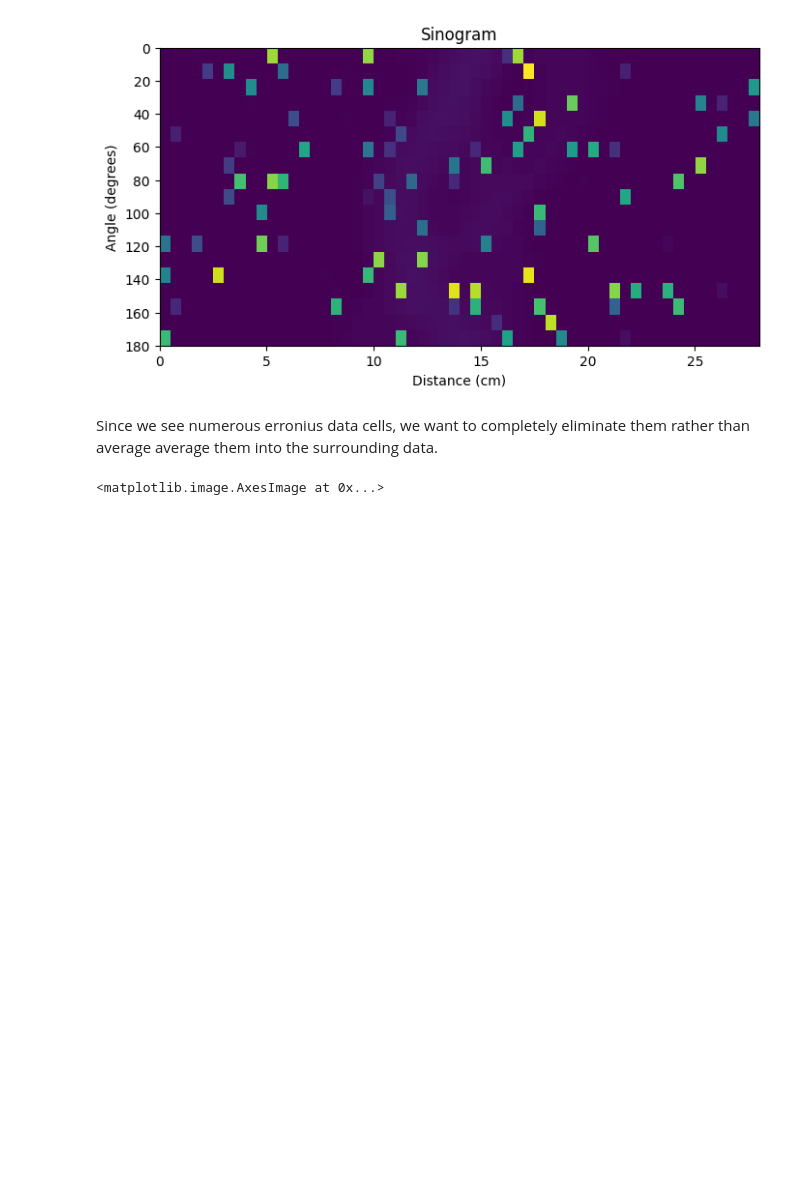
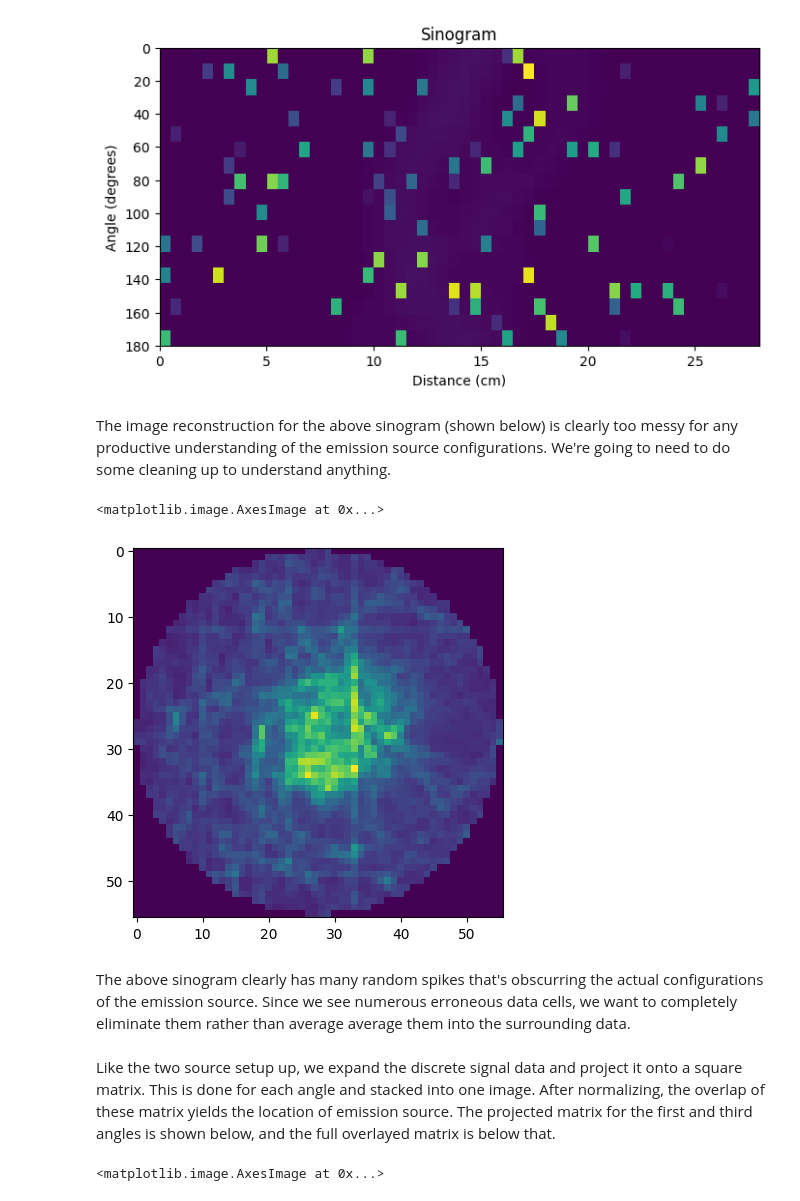
Before and after one commit to geloganu/PET_signal_reconstruction, a Jupyter notebook: 2d_3source_measurements.ipynb, the cells around one changed output. Drawn from its saved outputs; the diff is of its cells as text; code cells hidden in the pictures; blank space fills up the shorter version.

```diff
--- a/2d_3source_measurements.ipynb
+++ b/2d_3source_measurements.ipynb
@@ -31,8 +32,31 @@ ax.set_ylabel("Angle (degrees)")
 ax.set_title("Sinogram");
 # %% [output]
 [figure]
+# %% [markdown]
+The image reconstruction for the above sinogram (shown below) is clearly too messy for any productive understanding of the emission source configurations. We're going to need to do some cleaning up to understand anything.
+# %%
+from scipy import ndimage
+expand_vec = np.ones(data[0].size)  # this is used to get us a square matrix
+expanded_data = []
+for item in data:
+    expanded_data.append(np.outer(expand_vec,item))
+
+rotated_data = []
+for index, item in enumerate(expanded_data):
+    rotated_data.append(ndimage.rotate(item,angles[index],reshape=False,order=1)) # we want Numpy to keep our square, 2d matricies.
+
+composite = np.ones_like(rotated_data[0])
+for item in rotated_data:
+    composite *= item
+normalized = np.power(composite,(1/len(rotated_data))) #
+
+fig, ax = plt.subplots()
+ax.imshow(normalized)
+# %% [output]
+<matplotlib.image.AxesImage at 0x...>
+[figure, added]
 # %% [markdown]
-Since we see numerous erronius data cells, we want to completely eliminate them rather than average average them into the surrounding data.
+The above sinogram clearly has many random spikes that's obscurring the actual configurations of the emission source. Since we see numerous erroneous data cells, we want to completely eliminate them rather than average average them into the surrounding data.
 # %%
 def smear(array,x,y):
     adjacent = []
@@ -54,6 +78,8 @@ for i in range(len(data)):
         else:
             data2[i][j] = data[i][j]
 data = data2
+# %% [markdown]
+Like the two source setup up, we expand the discrete signal data and project it onto a square matrix. This is done for each angle and stacked into one image. After normalizing, the overlap of these matrix yields the location of emission source. The projected matrix for the first and third angles is shown below, and the full overlayed matrix is below that.
 # %%
 from scipy import ndimage
 expand_vec = np.ones(data[0].size)  # this is used to get us a square matrix
```
Also changed, not shown: parts of 6 cells of this notebook, 1 other file.
